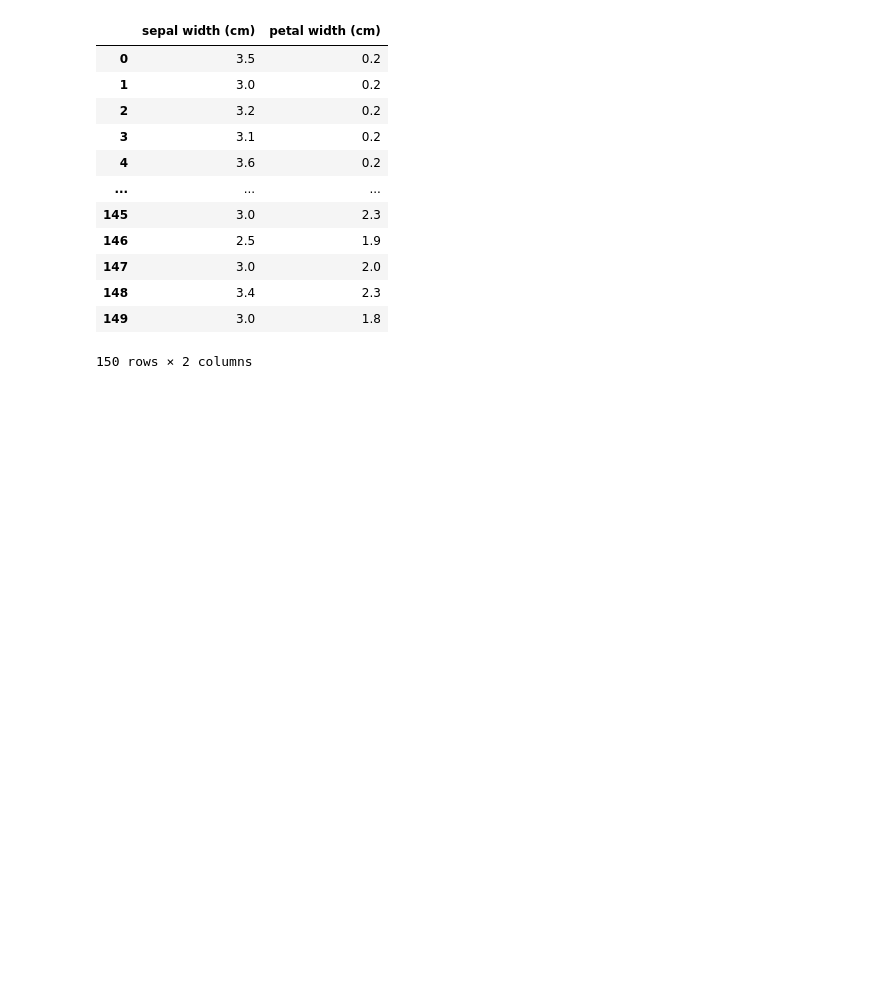
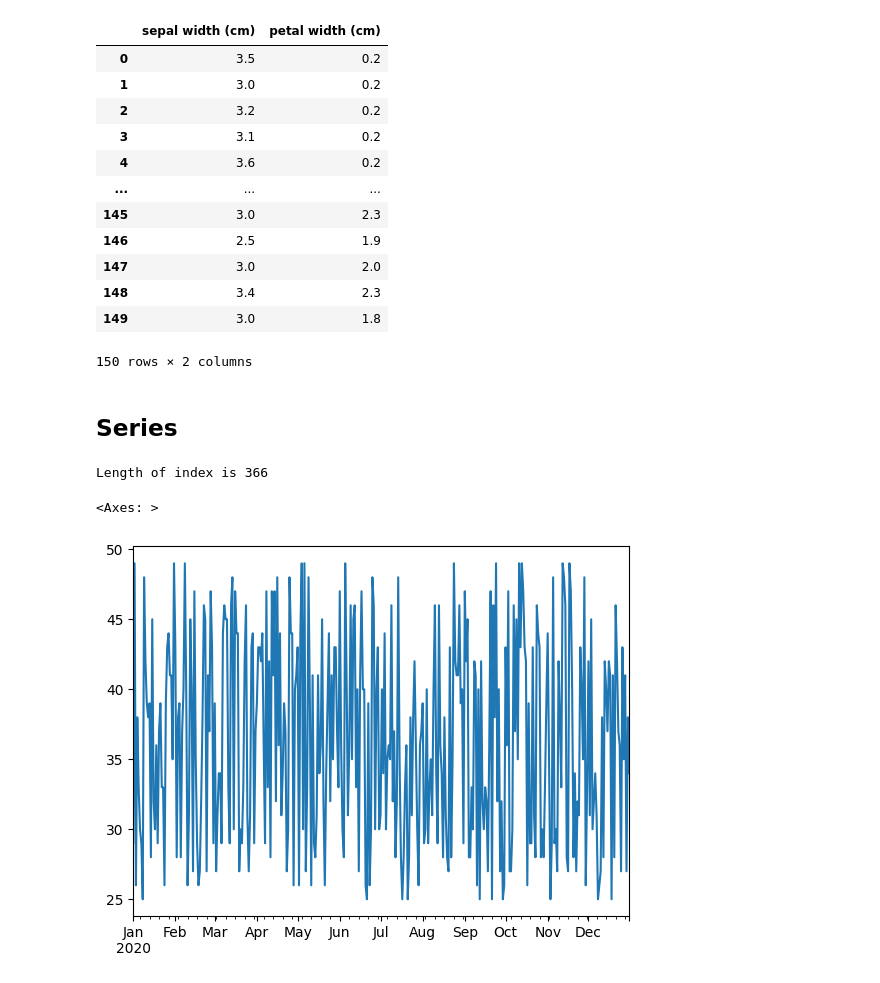
Before and after one commit to siddik11803-IIITH/SMAI-Tutorial, a Jupyter notebook: pandas.ipynb, the cells around one changed output. Drawn from its saved outputs; the diff is of its cells as text; code cells hidden in the pictures; blank space fills up the shorter version.

```diff
--- a/pandas.ipynb
+++ b/pandas.ipynb
@@ -135,3 +136,16 @@ df_2.drop(columns=['petal length (cm)', 'sepal length (cm)'])
 | 148 | 3.4 | 2.3 |
 | 149 | 3.0 | 1.8 |
 150 rows × 2 columns
+# %% [markdown]
+## Series
+# %%
+start_date = "Jan 1, 2020"
+end_date = "Dec 31, 2020"
+idx = pd.date_range(start_date,end_date)
+print(f"Length of index is {len(idx)}")
+items_sold = pd.Series(np.random.randint(25,50,size=len(idx)),index=idx)
+items_sold.plot()
+# %% [output]
+Length of index is 366
+<Axes: >
+[figure, added]
```
Also changed, not shown: parts of 9 cells of this notebook, 1 other file.
